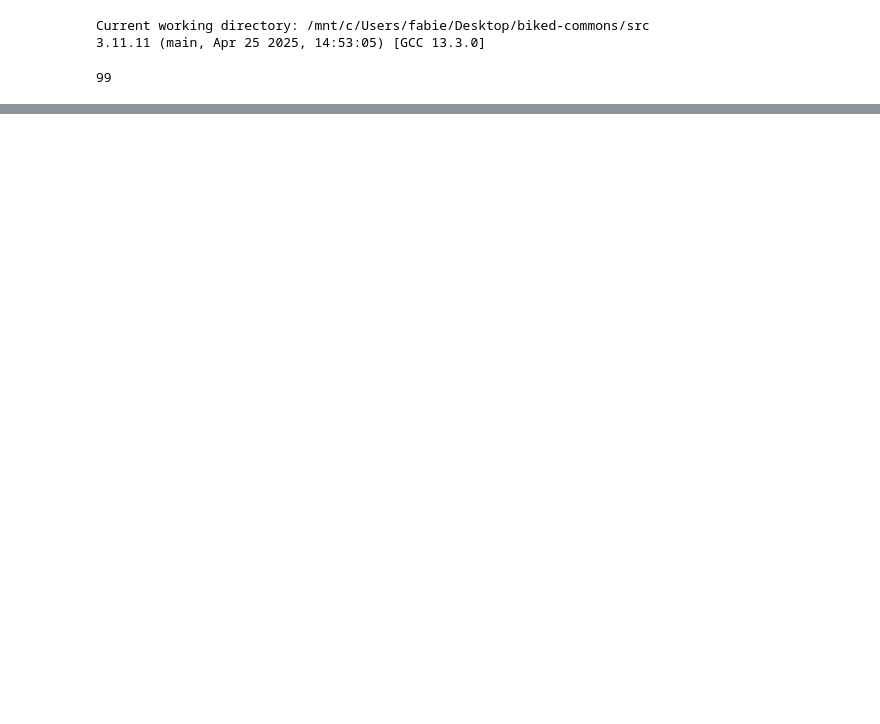
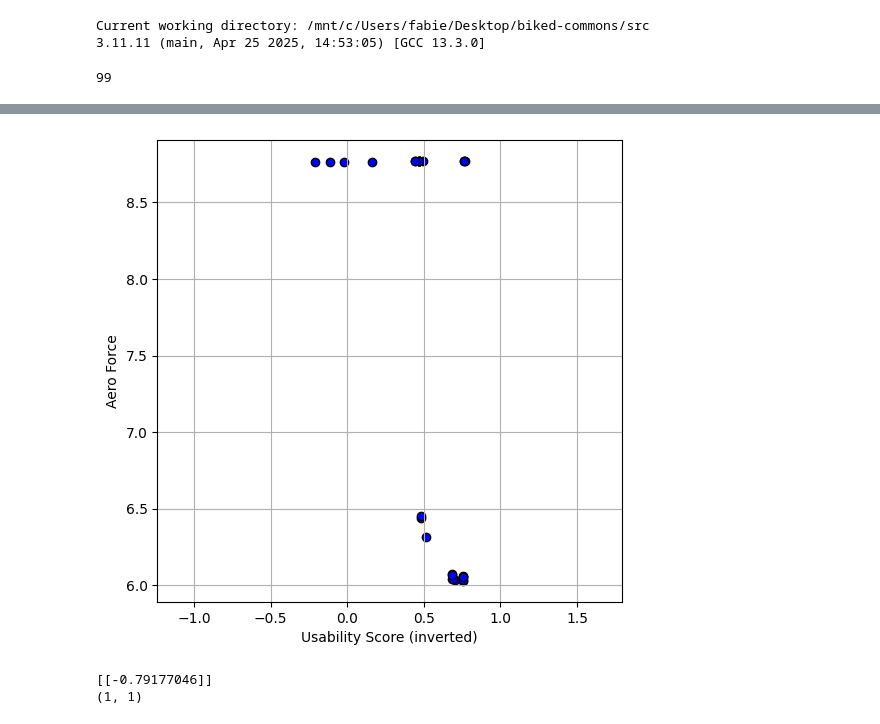
Before and after one commit to yazan-abu-obaideh/biked-commons, a Jupyter notebook: src/biked_commons/benchmark_models/testing.ipynb, the cells around one changed output, grey strips where cells are left out. Drawn from its saved outputs; the diff is of its cells as text; code cells hidden in the pictures; blank space fills up the shorter version.

```diff
--- a/src/biked_commons/benchmark_models/testing.ipynb
+++ b/src/biked_commons/benchmark_models/testing.ipynb
@@ -156,10 +156,10 @@ def test_usability_aero(args, condition, x0, prefs, solver):
         return comb
 
 
-    problem = bicycle(condition=condition, eval_fn=eval_fn)
+    problem = bicycle(condition=condition, n_obj=2, eval_fn=eval_fn)
 
     start_time = time.time()
-    res = solver.solve(problem, x=x0, prefs=prefs, args=args, ref_point=array([1.0 , 25.0 ]))
+    res = solver.solve(problem, x=x0, prefs=prefs, args=args, ref_point=array([1.0 , 25.0 ]))  # ref_point used for HV
     end_time = time.time()
     print(f"Time completed: {end_time - start_time:.2f} seconds")
 
@@ -224,7 +224,7 @@ parser.add_argument('--step-size', type=float, default=1e-2)
 parser.add_argument('--tol', type=float, default=1e-6)
 
 args = parser.parse_args(args=[
-    '--n-partition', '100',
+    '--n-partition', '10',
     '--agg', 'tche',
     '--solver', 'agg',
     '--iter', '1000',
@@ -240,6 +240,7 @@ use_case_condition = conditioning.sample_use_case(num_data, split="test")
 text_condition = conditioning.sample_text(num_data, split="test")
 
 ############### Single Objective #######################
+
 num_objectives = 1
 prefs = uniform_pref(args.n_partition, num_objectives, clip_eps=1e-2)  # Single Objective
 args.n_prob = len(prefs)
@@ -395,0 +399,25 @@ Usability score improved:  0.02
+# %%
+points = res['y']
+x = points[:, 0]
+y = points[:, 1]
+
+# Filter out negative y-values
+mask = y >= 0
+x = x[mask]
+y = y[mask]
+
+plt.figure(figsize=(6, 6))
+plt.scatter(x, y, c='blue', edgecolors='k')
+plt.xlabel("Usability Score (inverted)")
+plt.ylabel("Aero Force")
+plt.grid(True)
+plt.axis("equal")
+plt.show()
+# %% [output]
+[figure, added]
+# %%
+print(res['y'])
+print(res['y'].shape)
+# %% [output]
+[[-0.79177046]]
+(1, 1)
```
Also changed, not shown: parts of 5 cells of this notebook, 1 other file.
